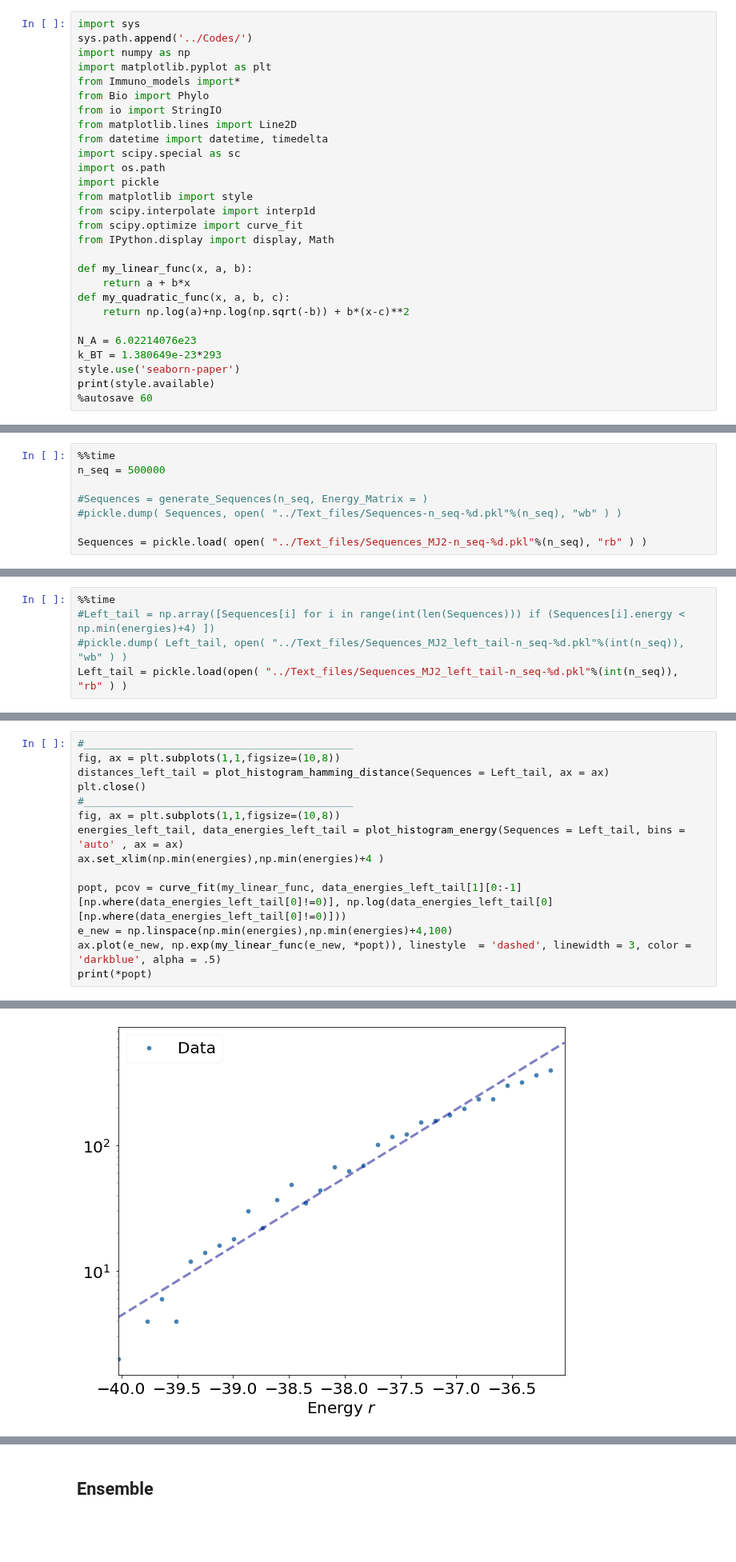
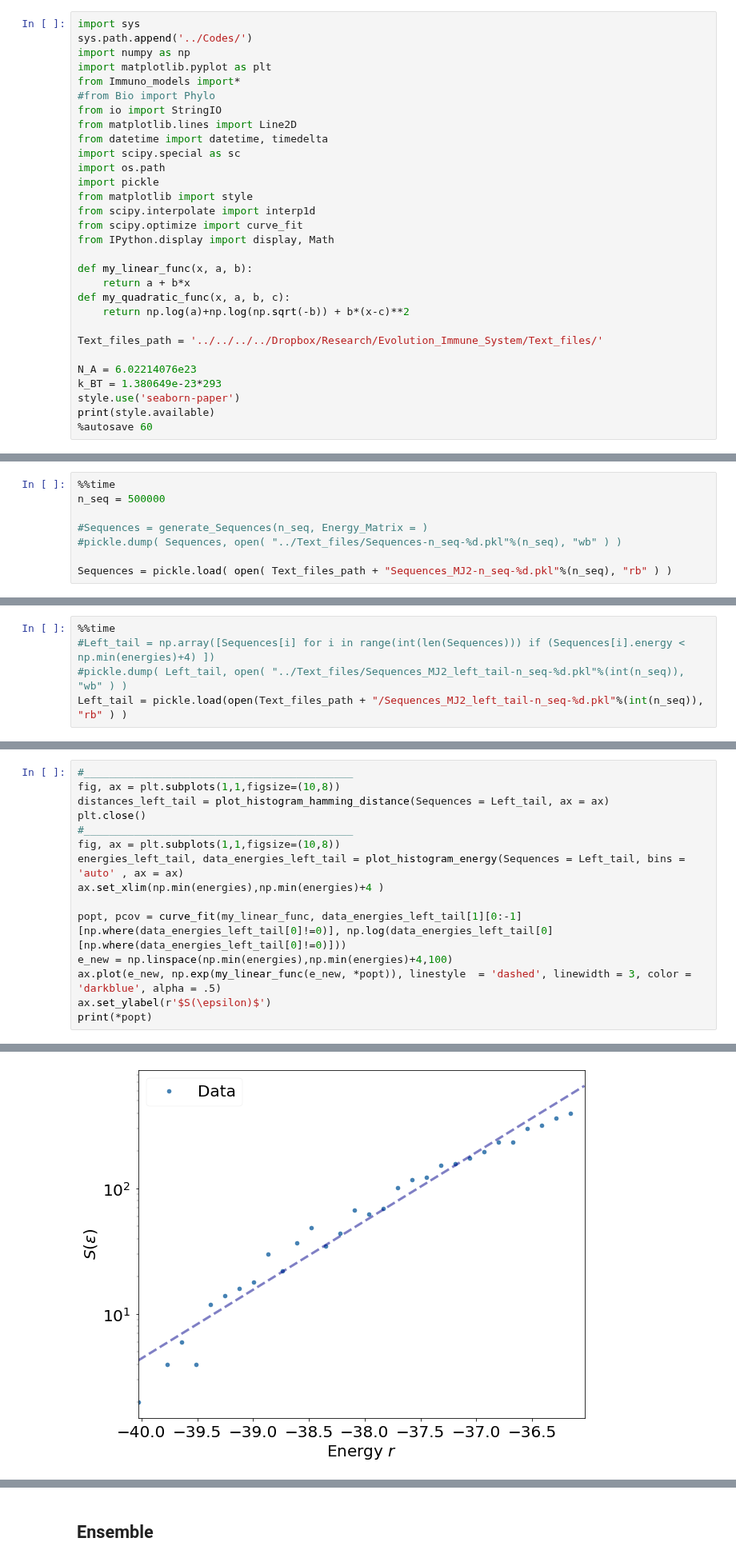
Before and after one commit to betoto008/Affinity_maturation, a Jupyter notebook: Jupyter_Notebooks/Left_tail.ipynb, the cells around one changed output, grey strips where cells are left out. Shown at 80% size. Drawn from its saved outputs; the diff is of its cells as text; blank space fills up the shorter version.

Commit message:
Text files moved ; self-consistency of theory imac

```diff
--- a/Jupyter_Notebooks/Left_tail.ipynb
+++ b/Jupyter_Notebooks/Left_tail.ipynb
@@ -4,7 +4,7 @@ sys.path.append('../Codes/')
 import numpy as np
 import matplotlib.pyplot as plt
 from Immuno_models import*
-from Bio import Phylo
+#from Bio import Phylo
 from io import StringIO
 from matplotlib.lines import Line2D
 from datetime import datetime, timedelta
@@ -21,6 +21,8 @@ def my_linear_func(x, a, b):
 def my_quadratic_func(x, a, b, c):
     return np.log(a)+np.log(np.sqrt(-b)) + b*(x-c)**2
 
+Text_files_path = '../../../../Dropbox/Research/Evolution_Immune_System/Text_files/'
+
 N_A = 6.02214076e23
 k_BT = 1.380649e-23*293
 style.use('seaborn-paper')
@@ -36,5 +38,5 @@ n_seq = 500000
 #Sequences = generate_Sequences(n_seq, Energy_Matrix = )
 #pickle.dump( Sequences, open( "../Text_files/Sequences-n_seq-%d.pkl"%(n_seq), "wb" ) )
 
-Sequences = pickle.load( open( "../Text_files/Sequences_MJ2-n_seq-%d.pkl"%(n_seq), "rb" ) )
+Sequences = pickle.load( open( Text_files_path + "Sequences_MJ2-n_seq-%d.pkl"%(n_seq), "rb" ) )
 # %% [output]
@@ -56,5 +58,5 @@ ax.set_xlim(np.min(energies),np.min(energies)+5 )
 %%time
 #Left_tail = np.array([Sequences[i] for i in range(int(len(Sequences))) if (Sequences[i].energy < np.min(energies)+4) ])
 #pickle.dump( Left_tail, open( "../Text_files/Sequences_MJ2_left_tail-n_seq-%d.pkl"%(int(n_seq)), "wb" ) )
-Left_tail = pickle.load(open( "../Text_files/Sequences_MJ2_left_tail-n_seq-%d.pkl"%(int(n_seq)), "rb" ) )
+Left_tail = pickle.load(open(Text_files_path + "/Sequences_MJ2_left_tail-n_seq-%d.pkl"%(int(n_seq)), "rb" ) )
 # %% [output]
@@ -74,20 +76,21 @@ Wall time: 610 ms
 # %%
 #___________________________________________
 fig, ax = plt.subplots(1,1,figsize=(10,8))
 distances_left_tail = plot_histogram_hamming_distance(Sequences = Left_tail, ax = ax)
 plt.close()
 #___________________________________________
 fig, ax = plt.subplots(1,1,figsize=(10,8))
 energies_left_tail, data_energies_left_tail = plot_histogram_energy(Sequences = Left_tail, bins = 'auto' , ax = ax)
 ax.set_xlim(np.min(energies),np.min(energies)+4 )
 
 popt, pcov = curve_fit(my_linear_func, data_energies_left_tail[1][0:-1][np.where(data_energies_left_tail[0]!=0)], np.log(data_energies_left_tail[0][np.where(data_energies_left_tail[0]!=0)]))
 e_new = np.linspace(np.min(energies),np.min(energies)+4,100)
 ax.plot(e_new, np.exp(my_linear_func(e_new, *popt)), linestyle  = 'dashed', linewidth = 3, color = 'darkblue', alpha = .5)
+ax.set_ylabel(r'$S(\epsilon)$')
 print(*popt)
 # %% [output]
 51.864097479582654 1.259335478761019
-[figure, old version]
+[figure, new version]
 # %%
 #___________________________________________
 fig, ax = plt.subplots(1,1, figsize = (10, 8))
```
Also changed, not shown: parts of 22 cells of this notebook, 45 other files.
